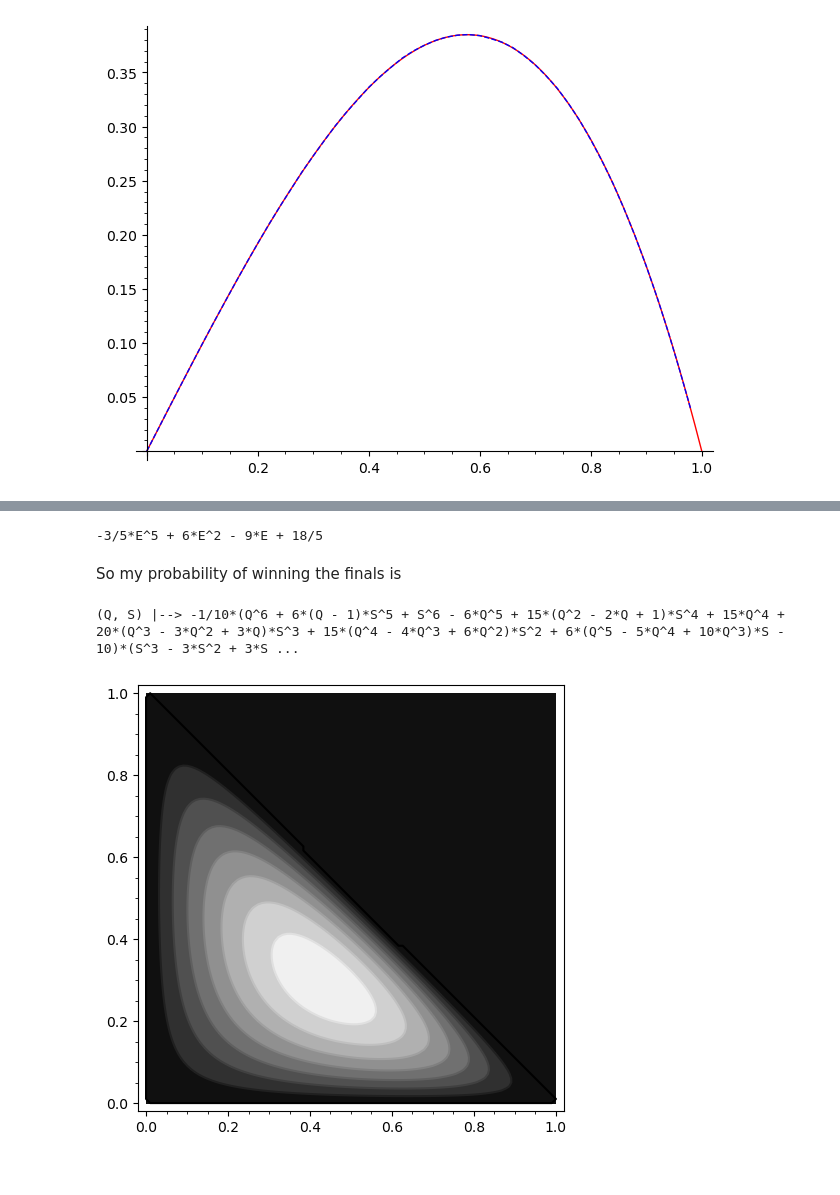
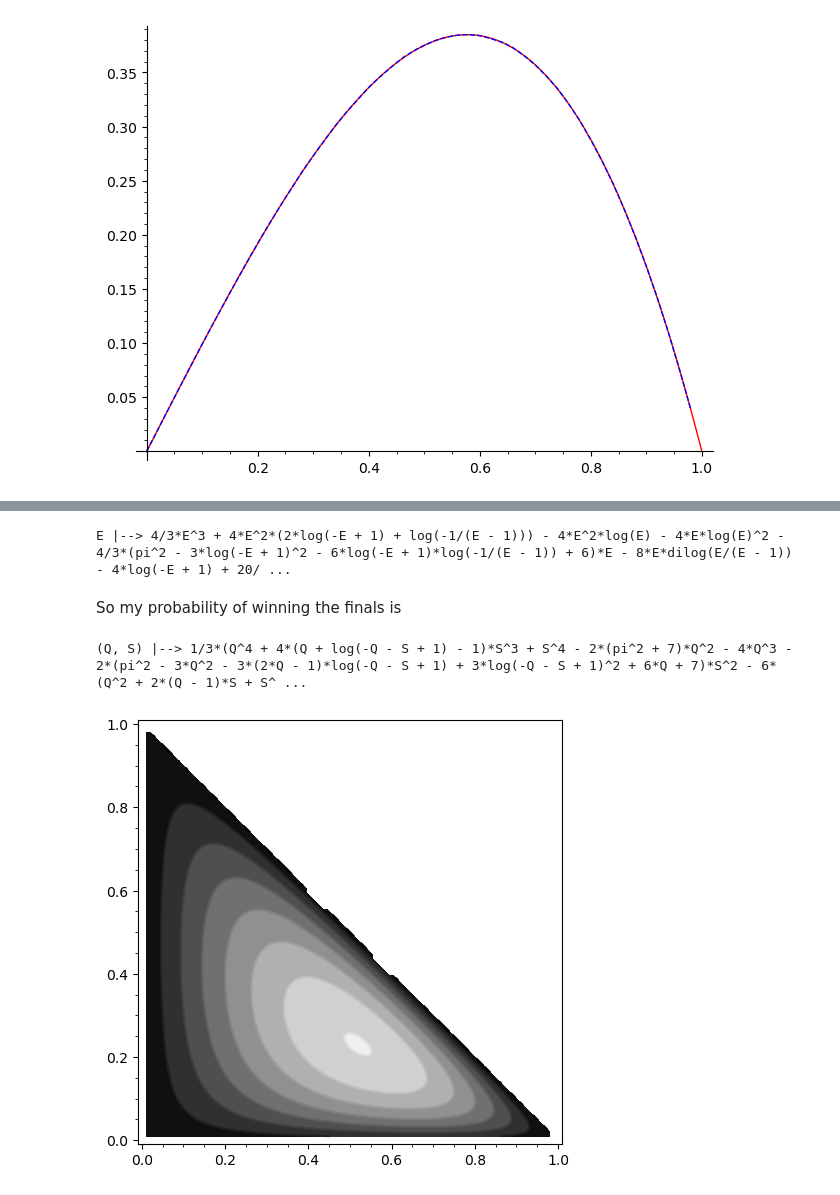
Before and after one commit to qpliu/sunday-puzzle, a Jupyter notebook: riddler/2026/20260717.ipynb, the cells around one changed output, grey strips where cells are left out. Drawn from its saved outputs; the diff is of its cells as text; code cells hidden in the pictures.

```diff
--- a/riddler/2026/20260717.ipynb
+++ b/riddler/2026/20260717.ipynb
@@ -62,15 +69,16 @@ energy of the winner is
 # %%
-integral((2-2*E1)
-         *integral(3*E2^2-6*E2+3, E2, 0, E1-E),
-         E1, E, 1)/integral(integral((2-2*E1)
-                            *integral(3*E2^2-6*E2+3, E2, 0, E1-E),
-                            E1, E, 1), E, 0, 1)
+assume(E1-E > 0)
+F(E) = 2*integral((2-2*E1)/E1*((E1-E)^2 - 2*(E1-E)*log(E1-E)), E1, E, 1)
+F
 # %% [output]
--3/5*E^5 + 6*E^2 - 9*E + 18/5
+E |--> 4/3*E^3 + 4*E^2*(2*log(-E + 1) + log(-1/(E - 1))) - 4*E^2*log(E) - 4*E*log(E)^2 - 4/3*(pi^2 - 3*log(-E + 1)^2 - 6*log(-E + 1)*log(-1/(E - 1)) + 6)*E - 8*E*dilog(E/(E - 1)) - 4*log(-E + 1) + 20/ ...
 # %% [markdown]
 So my probability of winning the finals is
 # %%
-P(Q,S) = Q*(S^3-3*S^2+3*S)*integral(-3/5*E^5+6*E^2-9*E+18/5,E,0,1-Q-S)
+Q = var("Q")
+assume(S+Q > 0)
+assume(S+Q-1 < 0)
+P(Q,S) = Q*(S^2-2*S*log(S))*integral(F(E),E,0,1-Q-S)
 P
 # %% [output]
-(Q, S) |--> -1/10*(Q^6 + 6*(Q - 1)*S^5 + S^6 - 6*Q^5 + 15*(Q^2 - 2*Q + 1)*S^4 + 15*Q^4 + 20*(Q^3 - 3*Q^2 + 3*Q)*S^3 + 15*(Q^4 - 4*Q^3 + 6*Q^2)*S^2 + 6*(Q^5 - 5*Q^4 + 10*Q^3)*S - 10)*(S^3 - 3*S^2 + 3*S ...
+(Q, S) |--> 1/3*(Q^4 + 4*(Q + log(-Q - S + 1) - 1)*S^3 + S^4 - 2*(pi^2 + 7)*Q^2 - 4*Q^3 - 2*(pi^2 - 3*Q^2 - 3*(2*Q - 1)*log(-Q - S + 1) + 3*log(-Q - S + 1)^2 + 6*Q + 7)*S^2 - 6*(Q^2 + 2*(Q - 1)*S + S^ ...
@@ -83,5 +85,5 @@ def g(Q,S):
-# %%
-contour_plot(g,(0,1),(0,1))
-# %% [output]
-[figure, removed]
+# %%
+contour_plot(P,(0.01,0.99),(0.01,0.99))
+# %% [output]
+[figure, added]
 # %% [markdown]
```
Also changed, not shown: parts of 22 cells of this notebook, 1 other file.
